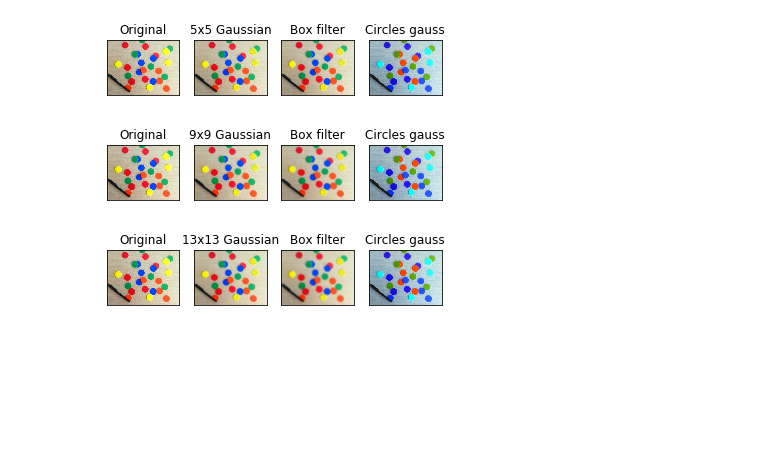
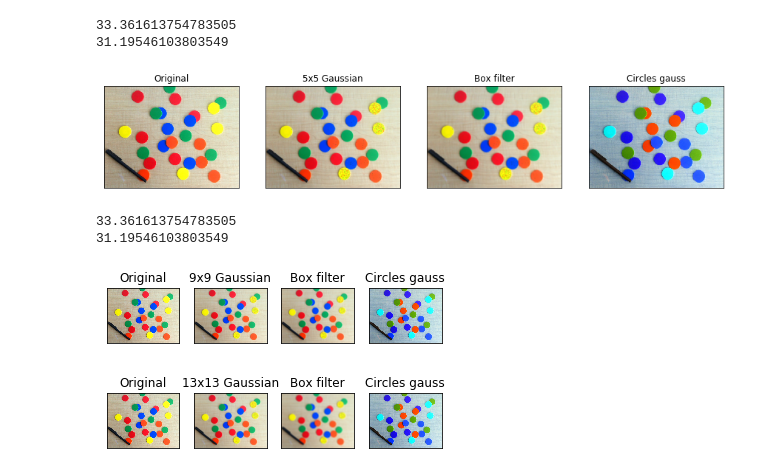
Before and after one commit to alextorabi/ECSE415, a Jupyter notebook: Assignment_1/A1.2.ipynb, the cells around one changed output. Cells and saved outputs as stored; diff of their text form; code cells hidden in the pictures; blank space fills up the shorter version.

```diff
--- a/Assignment_1/A1.2.ipynb
+++ b/Assignment_1/A1.2.ipynb
@@ -1,4 +1,5 @@
 # %%
+# 2.1.1, 2.1.2
 # creating an image
 import numpy as np
 import cv2
@@ -10,34 +11,52 @@ img = cv2.imread(image_path)
 
 noise_image_path = "./Circles_gauss.png"
 noise_imag = cv2.imread(noise_image_path)
 
 # filter image using 5x5 Gaussian, the std is calculated automatically
 res1 = cv2.GaussianBlur(noise_imag, (5,5), 0)
 
 
 # create a box filter
 # filter the image
 kernel = np.ones((5,5), np.float32)/(5*5)
 # print("kernel:", kernel)
 res2 = cv2.blur(noise_imag, (5,5))
 
 # convert from BGR to RGB for displaying
 img = cv2.cvtColor(img, cv2.COLOR_BGR2RGB)
 res1 = cv2.cvtColor(res1, cv2.COLOR_BGR2RGB)
 res2 = cv2.cvtColor(res2, cv2.COLOR_BGR2RGB)
 noise_imag = cv2.cvtColor(img, cv2.COLOR_BGR2RGB)
 
+
+# display images
+plt.figure(figsize=(15, 15))
 plt.subplot(141), plt.imshow(img)
 plt.title("Original"), plt.xticks([]), plt.yticks([])
 plt.subplot(142), plt.imshow(res1)
 plt.title("5x5 Gaussian"), plt.xticks([]), plt.yticks([])
 plt.subplot(143), plt.imshow(res2)
 plt.title("Box filter"), plt.xticks([]), plt.yticks([])
 plt.subplot(144), plt.imshow(noise_imag)
 plt.title("Circles gauss"), plt.xticks([]), plt.yticks([])
 plt.show()
 # %% [output]
+33.361613754783505
+31.19546103803549
-[figure, old version]
+[figure, new version]
+# %%
+# 2.1.3
+
+diff1 = cv2.PSNR(res1, img)
+diff2 = cv2.PSNR(res2, img)
+print(diff1)
+print(diff2)
+
+# The PSNR of Gaussian filter is bigger than Box filter
+# this means that the gaussian filter will provide a better result.
+# %% [output]
+33.361613754783505
+31.19546103803549
 # %%
 # load image
 image_path = "./Circles.png" # use your own image path
```
Also changed, not shown: 2 other files.
